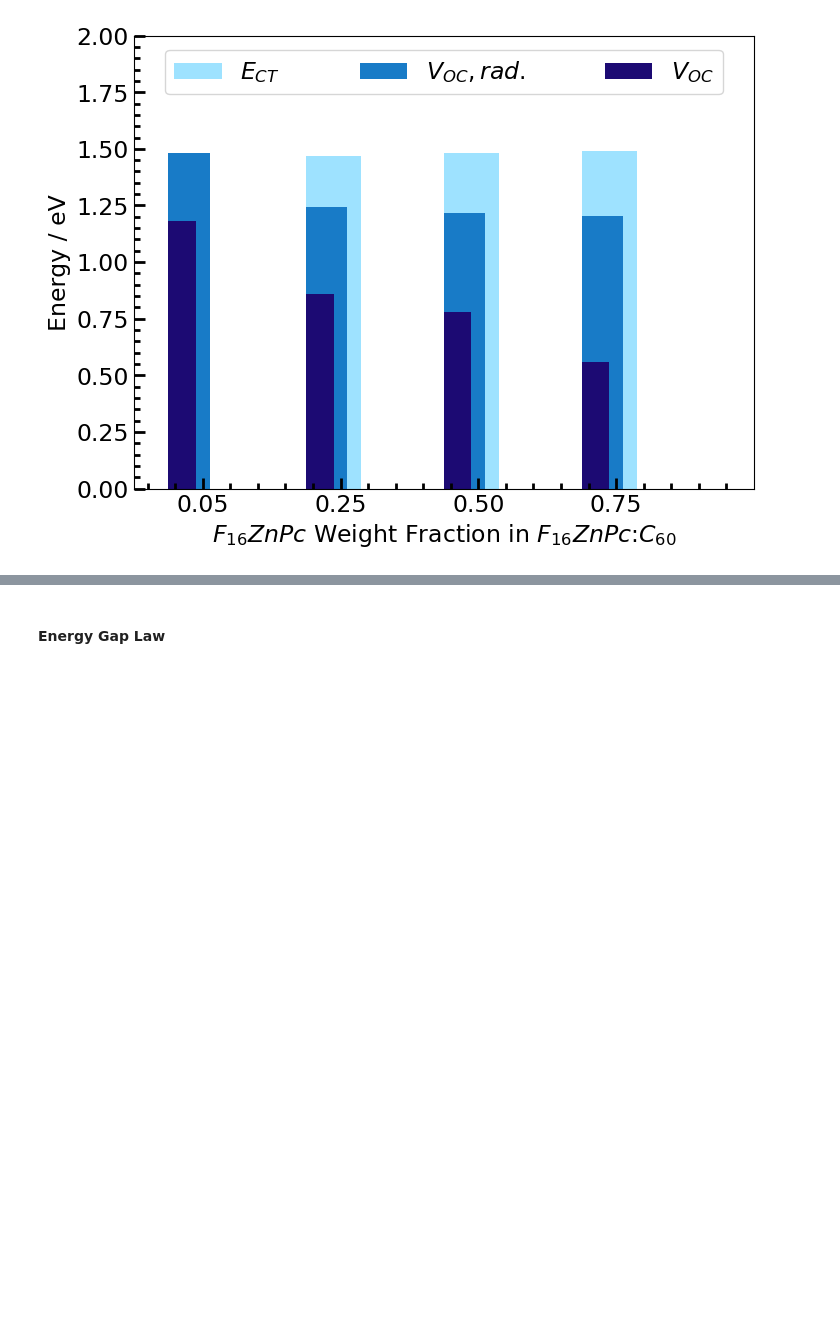
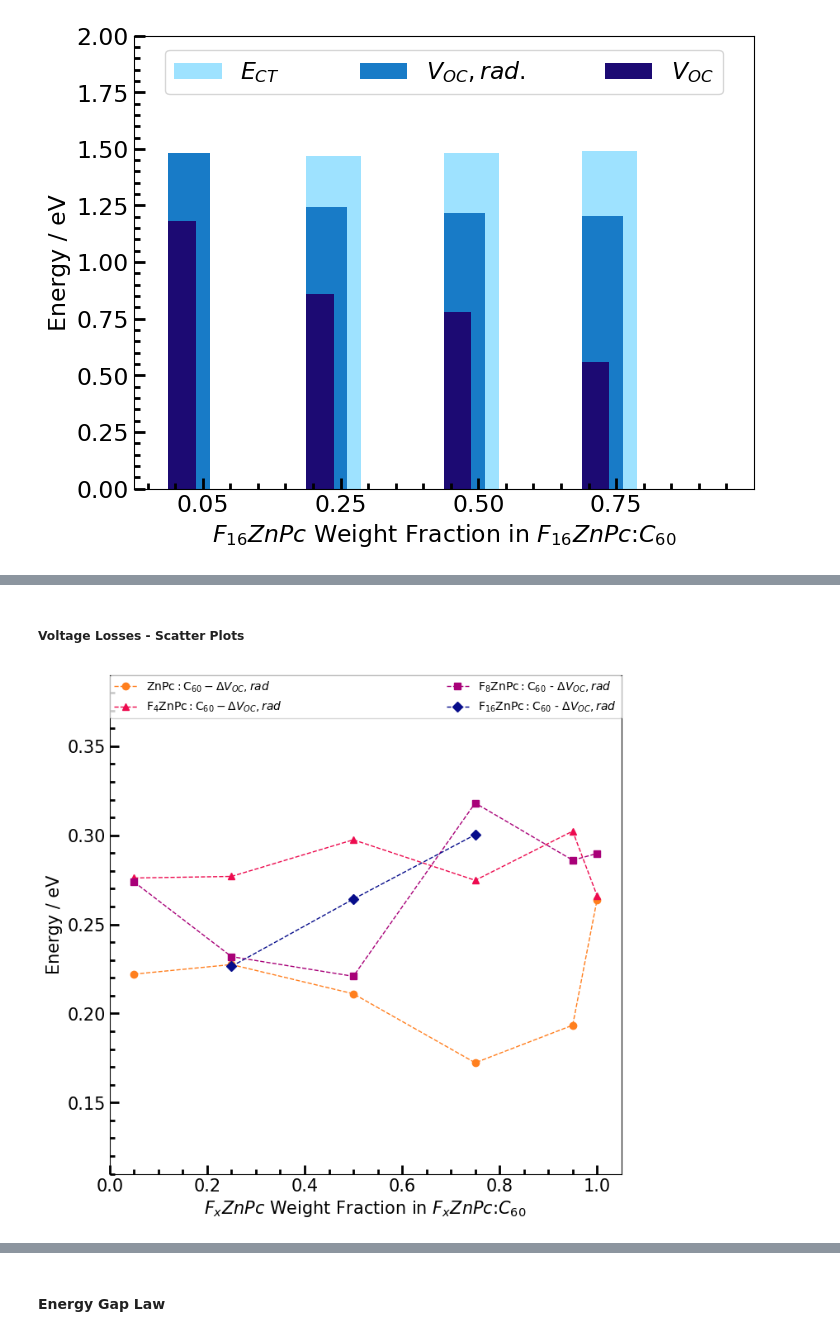
Before and after one commit to annajungbluth/Voltage-Loss-Calculations, a Jupyter notebook: Voltage Losses.ipynb, the cells around one changed output, grey strips where cells are left out. Drawn from its saved outputs; the diff is of its cells as text; code cells hidden in the pictures; blank space fills up the shorter version.

```diff
--- a/Voltage Losses.ipynb
+++ b/Voltage Losses.ipynb
@@ -578,0 +539,46 @@ plt.legend(fontsize = 17, bbox_to_anchor=(0.05, 1.03, 0.9, .102), loc=3,ncol=2,
+# %% [markdown]
+##### Voltage Losses - Scatter Plots
+# %%
+x = [0.05, 0.25, 0.50, 0.75, 0.95, 1]
+
+colors = ['#f0d314', '#ff7f1e', '#ed0b4f', '#a80078', '#070d8b']
+
+colors_rad = ['#ff7f1e', '#ed0b4f', '#a80078', '#070d8b']
+#colors_nonrad = ['#b7b7b7ff', '#b7b7b7ff', '#b7b7b7ff', '#b7b7b7ff']
+colors_nonrad = ['#ff7f1e', '#ed0b4f', '#a80078', '#070d8b']
+
+labels = ['$\mathregular{ZnPc:C_{60}} - $', '$\mathregular{F_{4}ZnPc:C_{60}} - $', '$\mathregular{F_{8}ZnPc:C_{60}}$ - ', '$\mathregular{F_{16}ZnPc:C_{60}}$ - ']
+#labels = ['', '', '', '']
+labels_voc = ['$V_{OC}$', '$V_{OC}$', '$V_{OC}$', '$V_{OC}$']
+labels_voc_rad = ['$V_{OC},rad.$', '$V_{OC},rad.$', '$V_{OC},rad.$', '$V_{OC},rad.$']
+
+plt.figure(figsize=(8,8), dpi=100)
+plt.grid(False)
+plt.tick_params(labelsize=14)
+plt.minorticks_on()
+plt.rcParams['figure.facecolor']='xkcd:white'
+plt.rcParams['figure.edgecolor']='xkcd:white'
+plt.tick_params(labelsize=15, direction='in', axis='both', which='major', length=8, width=2)
+plt.tick_params(labelsize=15, direction='in', axis='both', which='minor', length=4, width=2)
+plt.xlabel('$F_{x}ZnPc$ Weight Fraction in $F_{x}ZnPc$:$C_{60}$', fontsize=15, fontweight='medium')
+plt.ylabel('Energy / eV', fontsize=15, fontweight='medium')
+#plt.ylabel('$\mathregular{\Delta Voc,nonrad}$ / mV', fontsize=20, fontweight='medium')
+#plt.ylabel('$\mathregular{\Delta Voc,rad}$ / mV', fontsize=15, fontweight='medium')
+
+plt.plot(x, summary['Delta Voc, rad [V]'][0:6], 'o', markersize = 6, linestyle='--', linewidth=1, label=labels[0]+'$\Delta V_{OC}, rad$', color=colors_rad[0])
+plt.plot(x, summary['Delta Voc, rad [V]'][6:12], '^', markersize = 6, linestyle='--', linewidth=1, label=labels[1]+'$\Delta V_{OC}, rad$', color=colors_rad[1])
+plt.plot(x, summary['Delta Voc, rad [V]'][12:18],'s', markersize = 6, linestyle='--', linewidth=1, label=labels[2]+'$\Delta V_{OC}, rad$', color=colors_rad[2])
+plt.plot(x, summary['Delta Voc, rad [V]'][18:24], 'D', markersize = 6, linestyle='--', linewidth=1, label=labels[3]+'$\Delta V_{OC}, rad$', color=colors_rad[3])
+
+#plt.plot(x, summary['Delta Voc, nonrad [V]'][0:6], 'o', markersize = 6, linestyle='--', linewidth=1, label=labels[0]+'$\Delta V_{OC}, nonrad$', color=colors_nonrad[0])
+#plt.plot(x, summary['Delta Voc, nonrad [V]'][6:12], '^', markersize = 6, linestyle='--', linewidth=1, label=labels[1]+'$\Delta V_{OC}, nonrad$', color=colors_nonrad[1])
+#plt.plot(x, summary['Delta Voc, nonrad [V]'][12:18],'s', markersize = 6, linestyle='--', linewidth=1, label=labels[2]+'$\Delta V_{OC}, nonrad$', color=colors_nonrad[2])
+#plt.plot(x, summary['Delta Voc, nonrad [V]'][18:24], 'D', markersize = 6, linestyle='--', linewidth=1, label=labels[3]+'$\Delta V_{OC}, nonrad$', color=colors_nonrad[3])
+
+plt.legend(fontsize = 10, loc=2, ncol=2, mode="expand", borderaxespad=0.) #, bbox_to_anchor=(0.05, 1.03, 0.9, .102)
+plt.ylim(0.11, 0.39)
+plt.xlim(0, 1.05)
+
+plt.savefig('FxZnPc_Voc_trends_[Rad].png')
+# %% [output]
+[figure, added]
```
Also changed, not shown: parts of 25 cells of this notebook.
